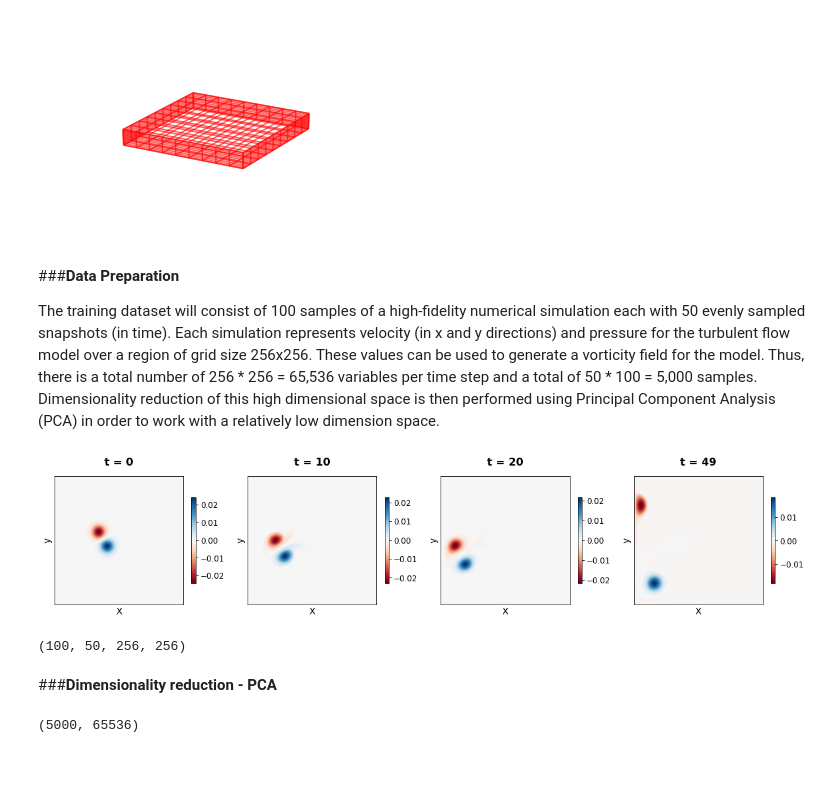
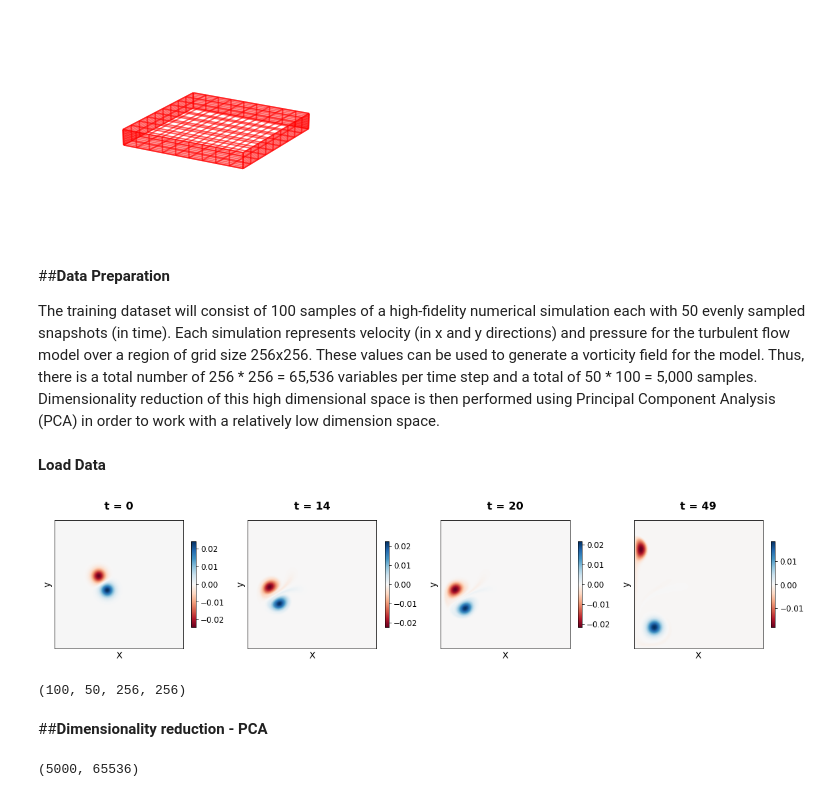
Before and after one commit to mustaphajola/msc-irp, a Jupyter notebook: PredGAN/Compression.ipynb, the cells around one changed output. Cells and saved outputs as stored; diff of their text form; code cells hidden in the pictures; blank space fills up the shorter version.

Commit message:
visualization

```diff
--- a/PredGAN/Compression.ipynb
+++ b/PredGAN/Compression.ipynb
@@ -262,9 +306,11 @@ test()
 # %% [output]
 [figure]
 # %% [markdown]
-###**Data Preparation**
+##**Data Preparation**
 
 The training dataset will consist of 100 samples of a high-fidelity numerical simulation each with 50 evenly sampled snapshots (in time). Each simulation represents velocity (in x and y directions) and pressure for the turbulent flow model over a region of grid size 256x256. These values can be used to generate a vorticity field for the model. Thus, there is a total number of 256 * 256 = 65,536 variables per time step and a total of 50 * 100 = 5,000 samples. Dimensionality reduction of this high dimensional space is then performed using Principal Component Analysis (PCA) in order to work with a relatively low dimension space.
+# %% [markdown]
+**Load Data**
 # %%
 # Load vortex data as traing data.
 X_train3d = np.load('drive/MyDrive/MSC_IRP/data/calc_vortex_100.npy')
@@ -288,7 +334,7 @@ def plot_vortex(data, times):
                             fontsize=16, fontweight="bold")
   plt.show()
 # %%
-times = [0, 10, 20, 49]
+times = [0, 14, 20, 49]
 plot_vortex(X_train3d[58], times)
 # %% [output]
-[figure, old version]
+[figure, new version]
@@ -299,7 +370,7 @@ X_train3d.shape
 # %% [output]
 (100, 50, 256, 256)
 # %% [markdown]
-###**Dimensionality reduction - PCA**
+##**Dimensionality reduction - PCA**
 # %%
 normalize = False # flag to normalize training data before PCA or not.
 X_train1d = X_train3d.reshape((-1, nx*nx))
```
Also changed, not shown: parts of 11 cells of this notebook.
